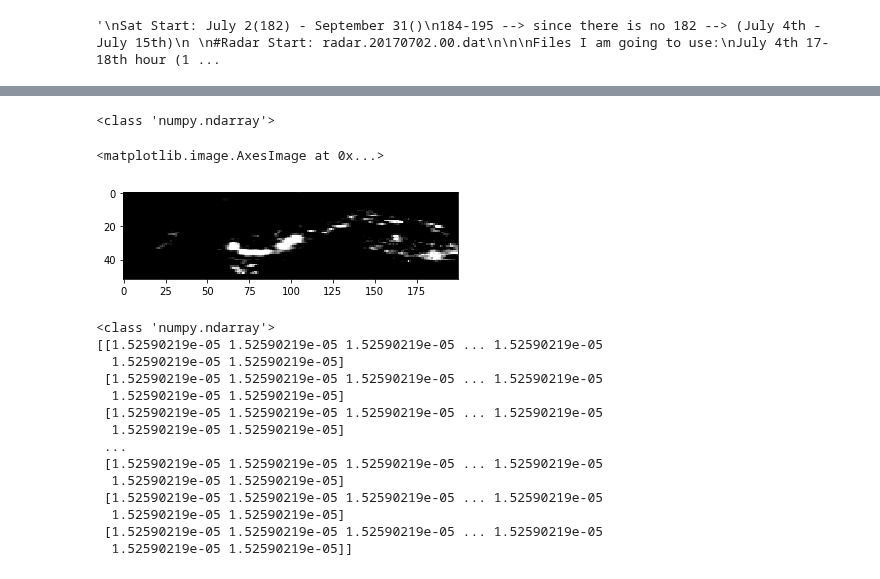
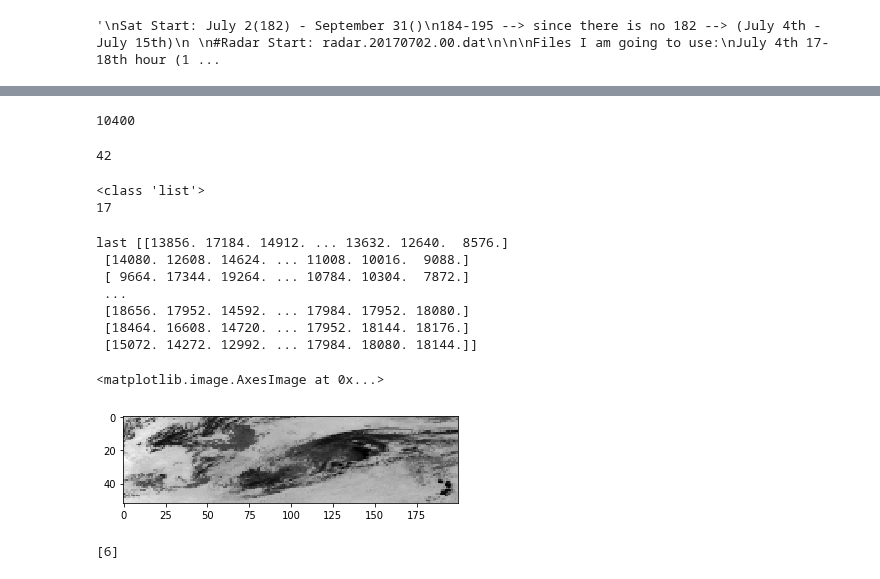
Before and after one commit to yuanzhou15/capstone-weather, a Jupyter notebook: yuan/Untitled.ipynb, the cells around one changed output, grey strips where cells are left out. Cells and saved outputs as stored; diff of their text form; code cells hidden in the pictures.

```diff
--- a/yuan/Untitled.ipynb
+++ b/yuan/Untitled.ipynb
@@ -35,38 +53,42 @@ plt.imshow(image, cmap='gray')
 # %%
-def resize_radar(radar_list): #radar will be the list of radar images, and shape will be the shape you want to resize it to
+def resizeflat_radar(radar_list, shape): #radar will be the list of radar images, and shape will be the shape you want to resize it to
+    '''
+    Input: List radar images in numpy arrays, and shape to resize it to (equal to satellite shape)
+    Output: List of equal length with resized and flattened numpy arrays of length 10400 (52 x 200)'''
     resized_list = []
     for index in range(len(radar_list)):
-        #print(radar_list[index][0])
-        resized_radar = resize(radar_list[index][1], (52, 200))
-        #print("size of resized:", resized_radar.shape)
-        resized_list.append(resized_radar)
+        resized_radar = resize(radar_list[index][1], shape)
+        resized_list.append((resized_radar.flatten()).tolist())
     return resized_list
 
-test = resize_radar(imgs2017)
-print(type(test[0])) # now it seems like it returns a list of numpy arrays
-plt.imshow(test[0], cmap='gray')
+new_radar = resizeflat_radar(imgs2017, (52, 200))
+print(len(new_radar[0]))
 # %% [output]
-<class 'numpy.ndarray'>
+10400
-<matplotlib.image.AxesImage at 0x...>
-[figure, removed]
-# %%
-nparray = np.fromfile("/home/yuan/Documents/Spring-2018/Senior Design/Weather/new-radar-data/radar.20170311.18.dat",dtype='int16',count=-1,sep='')
-image = np.reshape(nparray, (126,201))
-image_resized = resize(image, (52, 200))
-print(type(image_resized))
-print(image_resized)
-# %% [output]
-<class 'numpy.ndarray'>
-[[1.52590219e-05 1.52590219e-05 1.52590219e-05 ... 1.52590219e-05
-  1.52590219e-05 1.52590219e-05]
- [1.52590219e-05 1.52590219e-05 1.52590219e-05 ... 1.52590219e-05
-  1.52590219e-05 1.52590219e-05]
- [1.52590219e-05 1.52590219e-05 1.52590219e-05 ... 1.52590219e-05
-  1.52590219e-05 1.52590219e-05]
- ...
- [1.52590219e-05 1.52590219e-05 1.52590219e-05 ... 1.52590219e-05
-  1.52590219e-05 1.52590219e-05]
- [1.52590219e-05 1.52590219e-05 1.52590219e-05 ... 1.52590219e-05
-  1.52590219e-05 1.52590219e-05]
- [1.52590219e-05 1.52590219e-05 1.52590219e-05 ... 1.52590219e-05
-  1.52590219e-05 1.52590219e-05]]
+# %%
+test = wdata.Sat.getYear(2017, 4)
+print(len(test))
+# %% [output]
+42
+# %%
+#print(test[0])
+#print(test[0]['data'][0])
+#print(test[0]['data'][0])
+print(type(test))
+print(len(test))
+# %% [output]
+<class 'list'>
+17
+# %%
+print("last",test[-1]['data'][0])
+plt.imshow(test[0]['data'][0], cmap='gray')
+# %% [output]
+last [[13856. 17184. 14912. ... 13632. 12640.  8576.]
+ [14080. 12608. 14624. ... 11008. 10016.  9088.]
+ [ 9664. 17344. 19264. ... 10784. 10304.  7872.]
+ ...
+ [18656. 17952. 14592. ... 17984. 17952. 18080.]
+ [18464. 16608. 14720. ... 17952. 18144. 18176.]
+ [15072. 14272. 12992. ... 17984. 18080. 18144.]]
+<matplotlib.image.AxesImage at 0x...>
+[figure, added]
@@ -72,0 +107,11 @@ print(image_resized)
+# %%
+#print(Satband4[-1]['data'][0])
+#print(len(Satband4[:-1]))
+'''
+train_x = (np.array(flatten_sat(Satband4[:-1]))).reshape(-1,1)
+test_x = (np.array(flatten_sat(Satband4[-1:]))).reshape(-1,1)
+train_y = (np.array(resizeflat_radar(Radar[:-1], (52, 200)))).reshape(-1,1)
+test_y = (np.array(resizeflat_radar(Radar[-1:], (52, 200)))).reshape(-1,1)
+'''
+# %% [output]
+[6]
```
Also changed, not shown: parts of 23 cells of this notebook.
